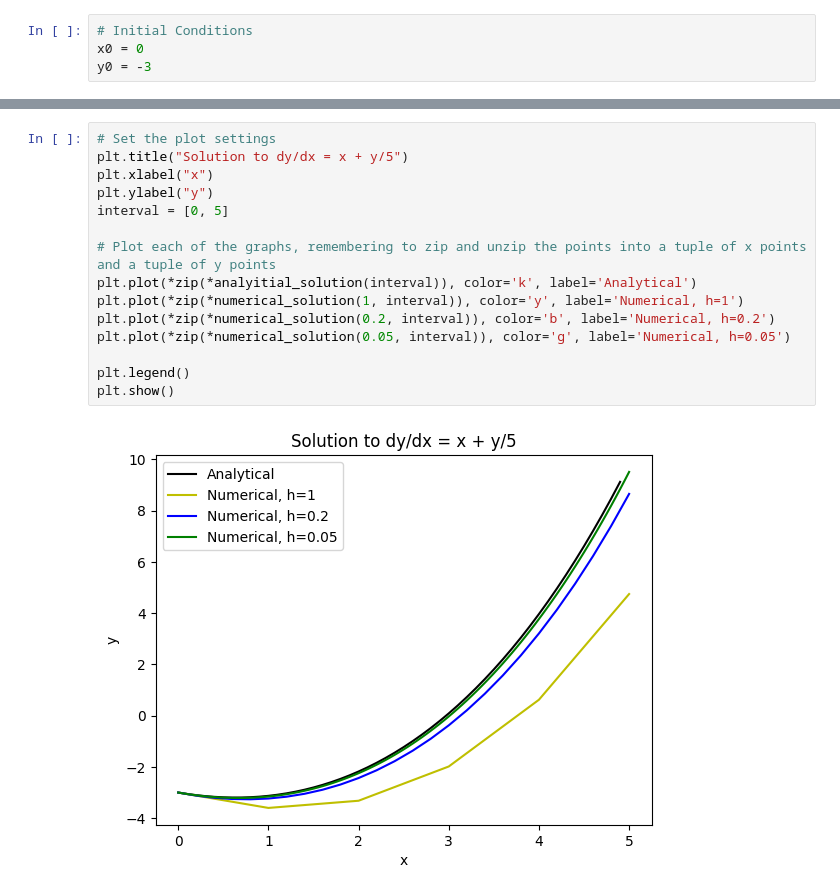
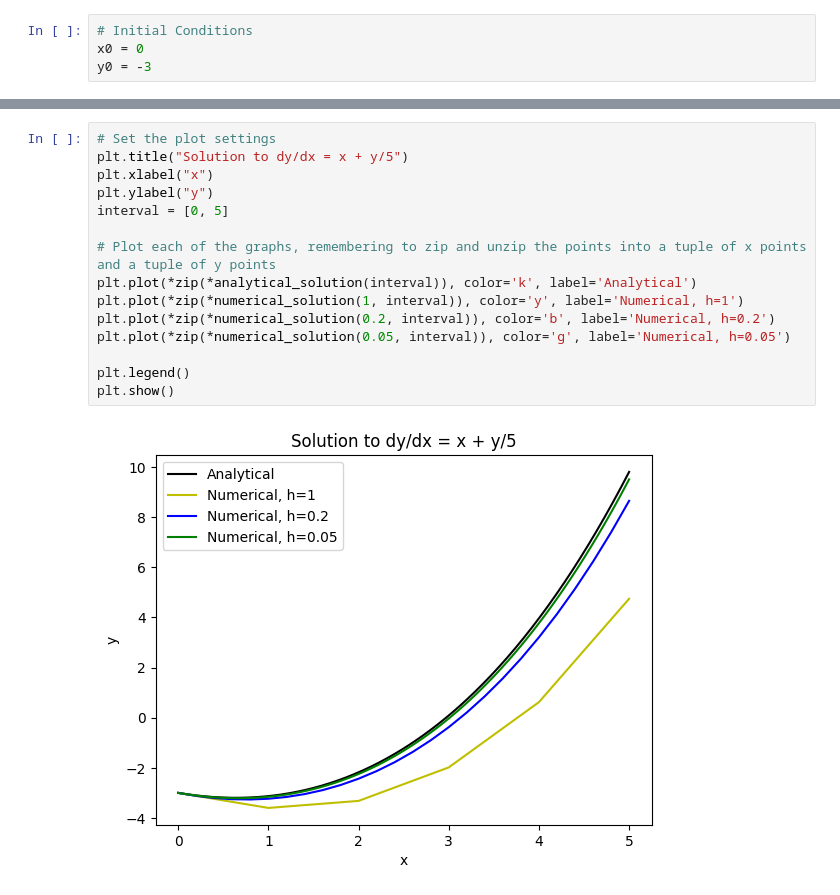
Before and after one commit to LaurenceBradshaw/ECM1416-Computational-Mathematics-Coursework, a Jupyter notebook: main.ipynb, the cells around one changed output, grey strips where cells are left out. Cells and saved outputs as stored; diff of their text form.

```diff
--- a/main.ipynb
+++ b/main.ipynb
@@ -140,17 +172,17 @@ def numerical_solution(h, interval):
 # %%
 # Set the plot settings
 plt.title("Solution to dy/dx = x + y/5")
 plt.xlabel("x")
 plt.ylabel("y")
 interval = [0, 5]
 
 # Plot each of the graphs, remembering to zip and unzip the points into a tuple of x points and a tuple of y points
-plt.plot(*zip(*analyitial_solution(interval)), color='k', label='Analytical')
+plt.plot(*zip(*analytical_solution(interval)), color='k', label='Analytical')
 plt.plot(*zip(*numerical_solution(1, interval)), color='y', label='Numerical, h=1')
 plt.plot(*zip(*numerical_solution(0.2, interval)), color='b', label='Numerical, h=0.2')
 plt.plot(*zip(*numerical_solution(0.05, interval)), color='g', label='Numerical, h=0.05')
 
 plt.legend()
 plt.show()
 # %% [output]
-[figure, old version]
+[figure, new version]
```
Also changed, not shown: parts of 4 cells of this notebook.
